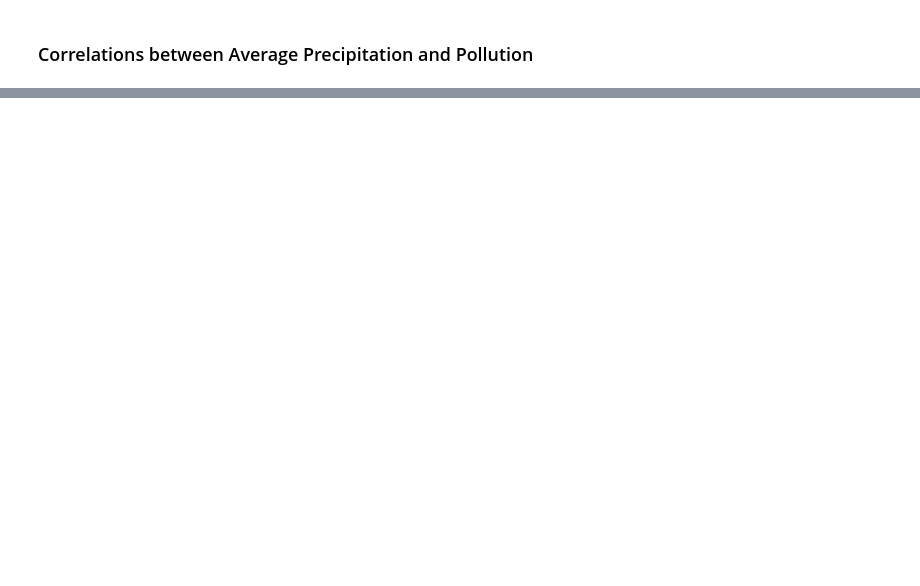
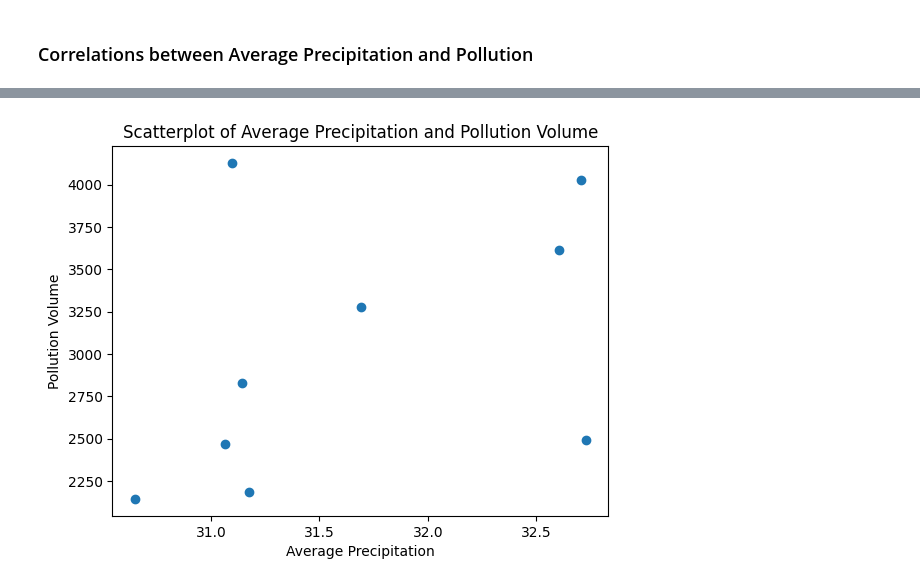
Before and after one commit to lemrob/river_plastic_pollution, a Jupyter notebook: src/EDA.ipynb, the cells around one changed output, grey strips where cells are left out. Drawn from its saved outputs; the diff is of its cells as text; code cells hidden in the pictures; blank space fills up the shorter version.

```diff
--- a/src/EDA.ipynb
+++ b/src/EDA.ipynb
@@ -275,0 +553,10 @@ river_1
+# %%
+# take out the outlier river 1 from the scatterplot
+average_rain_and_pollution_no_outlier = average_rain_and_pollution[average_rain_and_pollution['river_ID'] != 1]
+plt.scatter(average_rain_and_pollution_no_outlier['avg_precip_river'], average_rain_and_pollution_no_outlier['pollution_volume'])
+plt.xlabel('Average Precipitation')
+plt.ylabel('Pollution Volume')
+plt.title('Scatterplot of Average Precipitation and Pollution Volume')
+plt.show()
+# %% [output]
+[figure, added]
```
Also changed, not shown: parts of 36 cells of this notebook.
